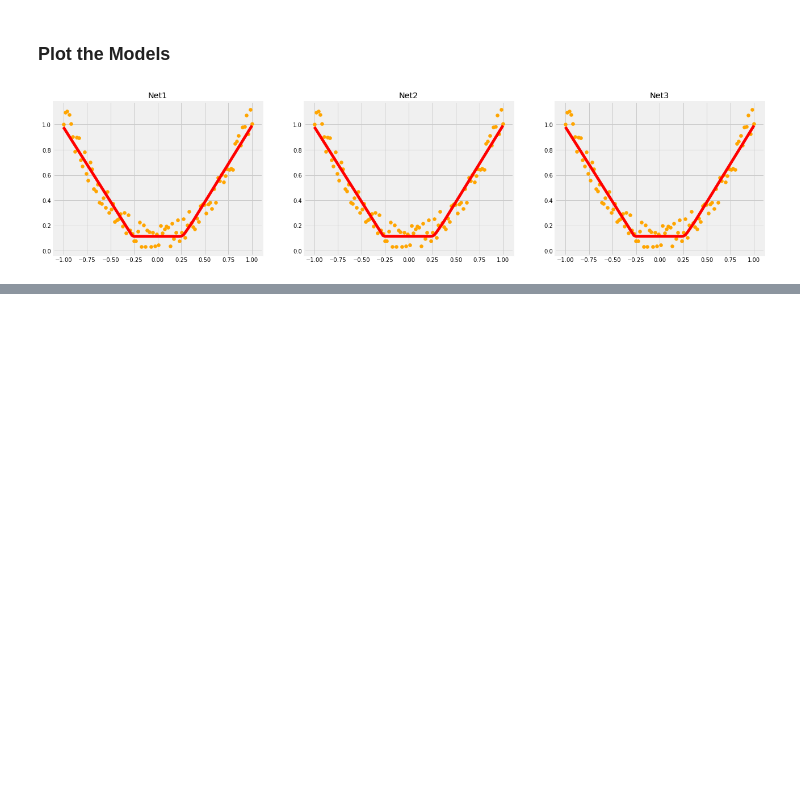
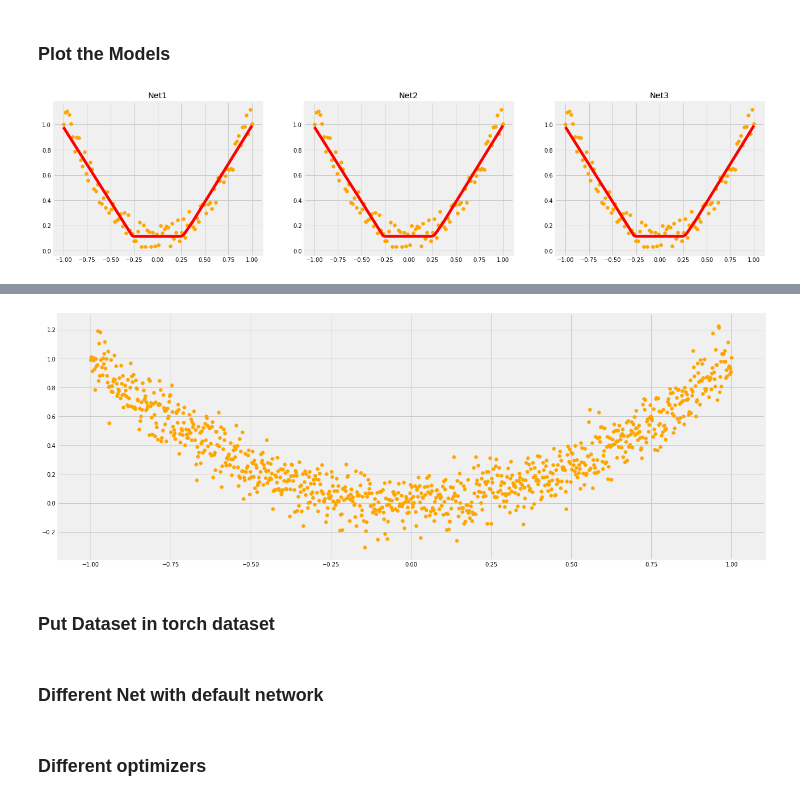
Before and after one commit to Lplenka/PyTorch-Tutorial, a Jupyter notebook: Neural Networks.ipynb, the cells around one changed output, grey strips where cells are left out. Saved outputs shown, nothing was run; the diff lists cells and outputs as text; code cells hidden in the pictures; blank space fills up the shorter version.

Commit message:
Neural network with different optimization algorithm

```diff
--- a/Neural Networks.ipynb
+++ b/Neural Networks.ipynb
@@ -366,0 +418,16 @@ restore_params()
+# %%
+LR = 0.01
+BATCH_SIZE = 32
+EPOCH = 12
+# fake dataset
+x = torch.unsqueeze(torch.linspace(-1, 1, 1000), dim=1)
+y = x.pow(2) + 0.1*torch.normal(torch.zeros(*x.size()))
+
+# plot dataset
+plt.figure(figsize=(20,8))
+plt.scatter(x.numpy(), y.numpy(), color = "orange")
+plt.show()
+# %% [output]
+[figure, added]
+# %% [markdown]
+### Put Dataset in torch dataset
@@ -366,0 +451,2 @@ restore_params()
+# %% [markdown]
+### Different Net with default network
@@ -366,0 +459,2 @@ restore_params()
+# %% [markdown]
+### Different optimizers
```
Also changed, not shown: parts of 15 cells of this notebook.
